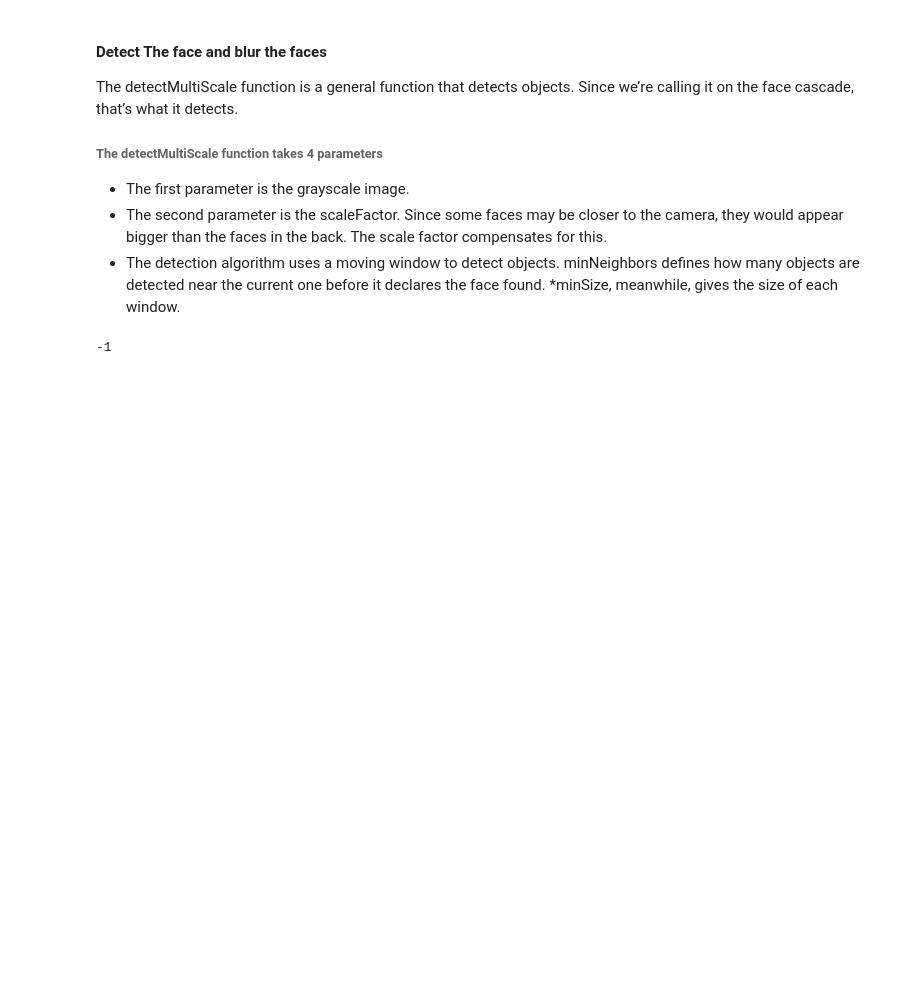
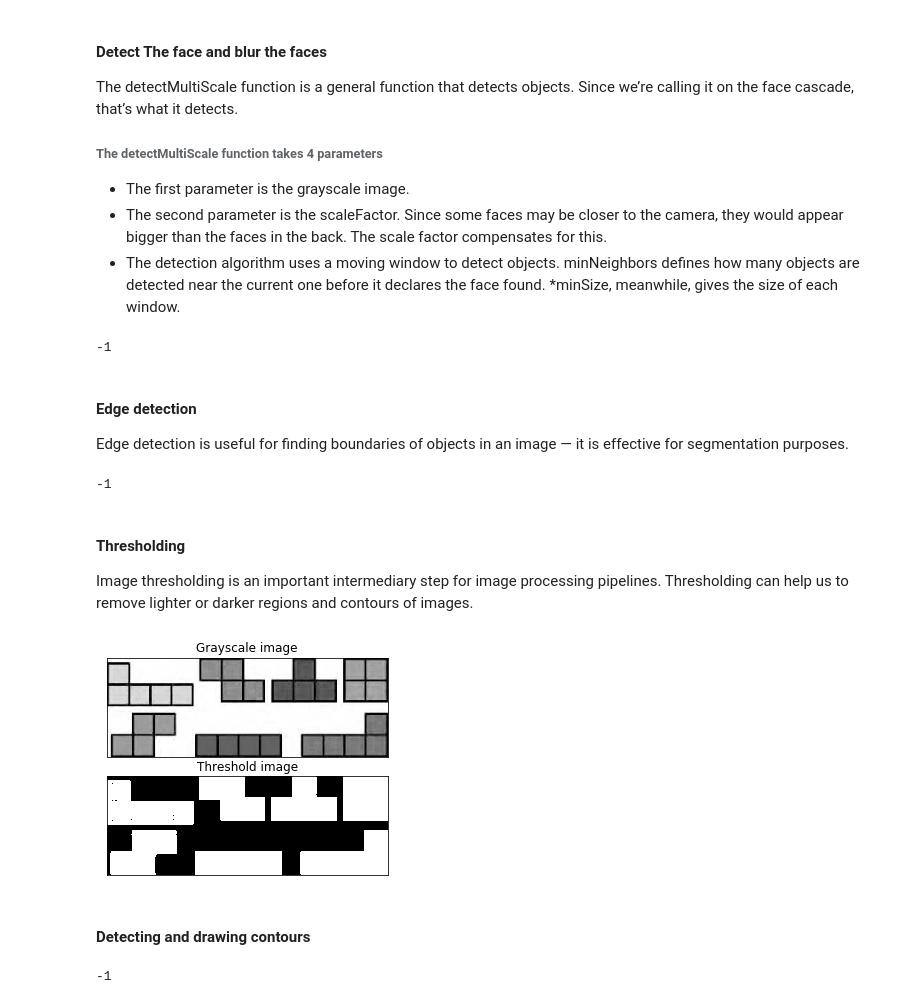
Before and after one commit to giannisbasa/OpenCV, a Jupyter notebook: OpenCV_Cheat_Sheet.ipynb, the cells around one changed output. Saved outputs shown, nothing was run; the diff lists cells and outputs as text; code cells hidden in the pictures; blank space fills up the shorter version.

```diff
--- a/OpenCV_Cheat_Sheet.ipynb
+++ b/OpenCV_Cheat_Sheet.ipynb
@@ -252,3 +252,68 @@ cv2.imshow('Blurred Image', result_image)
 cv2.waitKey(0)
 # %% [output]
 -1
+# %% [markdown]
+#### Edge detection
+Edge detection is useful for finding boundaries of objects in an image — it is effective for segmentation purposes.
+# %%
+# Load the image
+tetris = cv2.imread('tetris.jpg')
+
+# Convert the image into grayscale
+gray = cv2.cvtColor(tetris, cv2.COLOR_BGR2GRAY)
+
+# Find the edges
+edge = cv2.Canny(gray, 100, 150)
+
+# Print the results
+cv2.imshow('Image', tetris)
+cv2.imshow('Edge image', edge)
+
+cv2.waitKey(0)
+# %% [output]
+-1
+# %% [markdown]
+#### Thresholding
+Image thresholding is an important intermediary step for image processing pipelines. Thresholding can help us to remove lighter or darker regions and contours of images.
+# %%
+thresh = cv2.threshold(gray, 225, 255, cv2.THRESH_BINARY_INV)[1]
+
+plt.figure(figsize=(10,4))
+plt.subplot(2,1,1)
+plt.imshow(gray, cmap = 'gray')
+plt.xticks([])
+plt.yticks([])
+plt.title('Grayscale image')
+
+plt.subplot(2,1,2)
+plt.imshow(thresh, cmap = 'gray')
+plt.xticks([])
+plt.yticks([])
+plt.title('Threshold image')
+
+plt.show()
+# %% [output]
+[figure, added]
+# %% [markdown]
+#### Detecting and drawing contours
+# %%
+img = cv2.imread('tetris.jpg')
+
+cntrs = cv2.findContours(thresh.copy(), cv2.RETR_EXTERNAL,
+                        cv2.CHAIN_APPROX_SIMPLE)
+cntrs = imutils.grab_contours(cntrs)
+output = img.copy()
+
+# Loop over the contours
+for c in cntrs:
+    cv2.drawContours(output, [c], -1, (240, 0, 159), 3)
+
+# Draw the number of contours found
+text = 'In the image, there are: {} objects.'.format(len(cntrs))
+cv2.putText(output, text, (10,25), cv2.FONT_HERSHEY_SIMPLEX, 0.7, (0,0,255), 2)
+
+
+cv2.imshow('Contours', output)
+cv2.waitKey(0)
+# %% [output]
+-1
```
Also changed, not shown: parts of 4 cells of this notebook.
